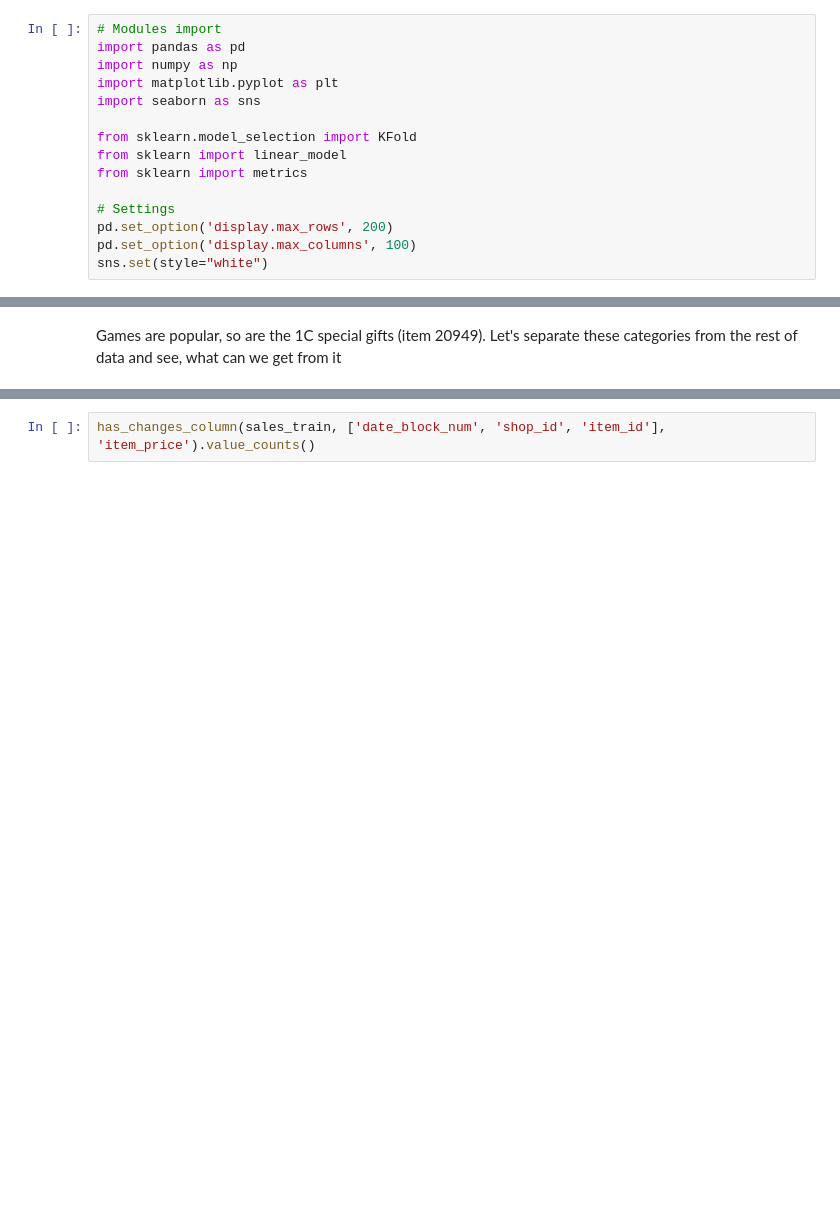
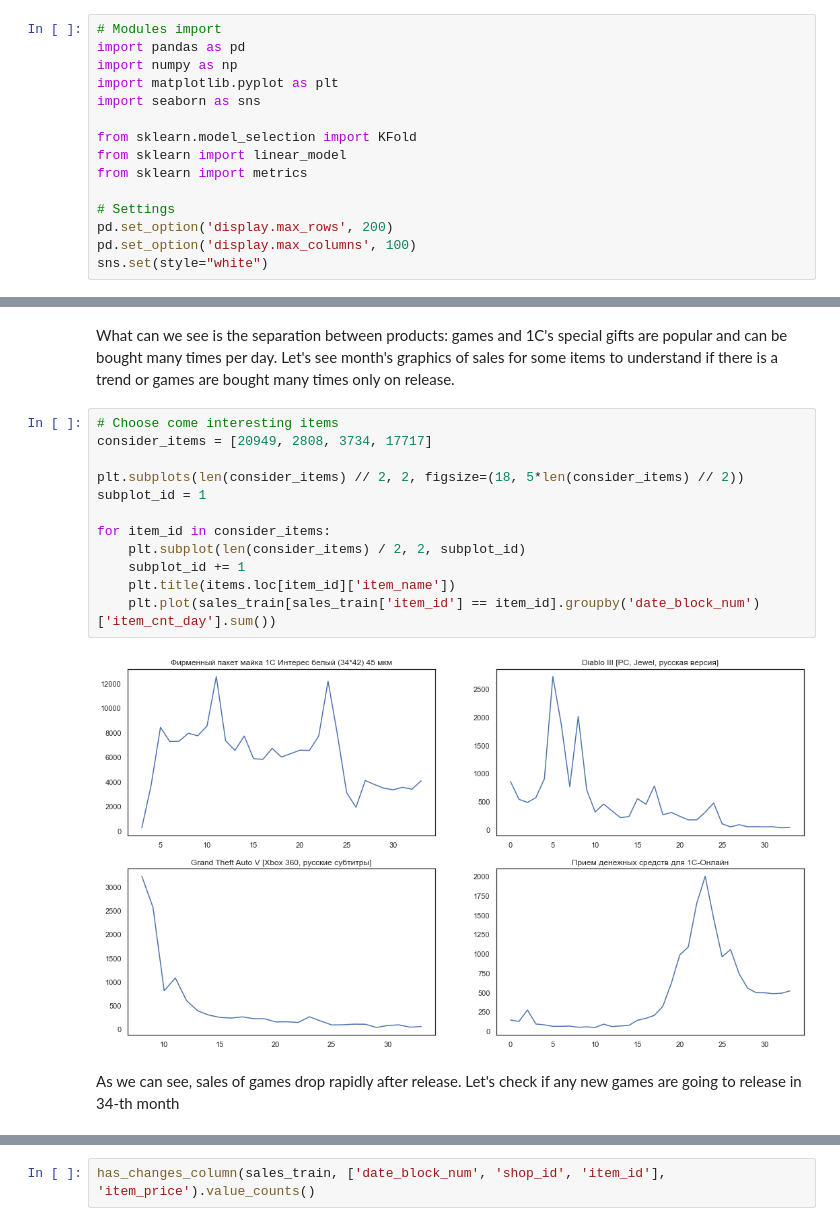
Before and after one commit to MShepelin/Predict-future-sales, a Jupyter notebook: Full workflow.ipynb, the cells around one changed output, grey strips where cells are left out. Drawn from its saved outputs; the diff is of its cells as text; blank space fills up the shorter version.

```diff
--- a/Full workflow.ipynb
+++ b/Full workflow.ipynb
@@ -70,2 +104,18 @@ From top 10 items by inclusions in "improper" items meet in "test" part of data:
-# %% [markdown]
-Games are popular, so are the 1C special gifts (item 20949). Let's separate these categories from the rest of data and see, what can we get from it
+# %% [markdown]
+What can we see is the separation between products: games and 1C's special gifts are popular and can be bought many times per day. Let's see month's graphics of sales for some items to understand if there is a trend or games are bought many times only on release.
+# %%
+# Choose come interesting items
+consider_items = [20949, 2808, 3734, 17717]
+
+plt.subplots(len(consider_items) // 2, 2, figsize=(18, 5*len(consider_items) // 2))
+subplot_id = 1
+
+for item_id in consider_items:
+    plt.subplot(len(consider_items) / 2, 2, subplot_id)
+    subplot_id += 1
+    plt.title(items.loc[item_id]['item_name'])
+    plt.plot(sales_train[sales_train['item_id'] == item_id].groupby('date_block_num')['item_cnt_day'].sum())
+# %% [output]
+[figure, added]
+# %% [markdown]
+As we can see, sales of games drop rapidly after release. Let's check if any new games are going to release in 34-th month
```
Also changed, not shown: parts of 40 cells of this notebook.
